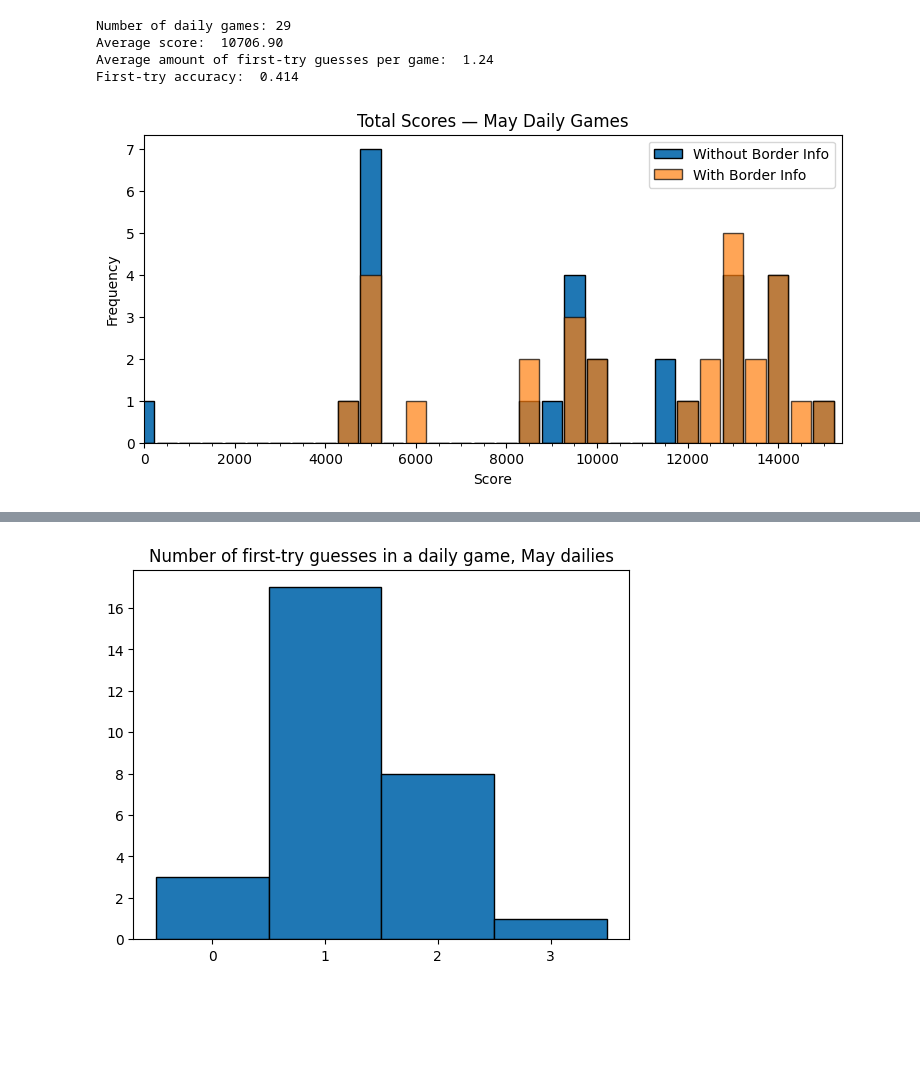
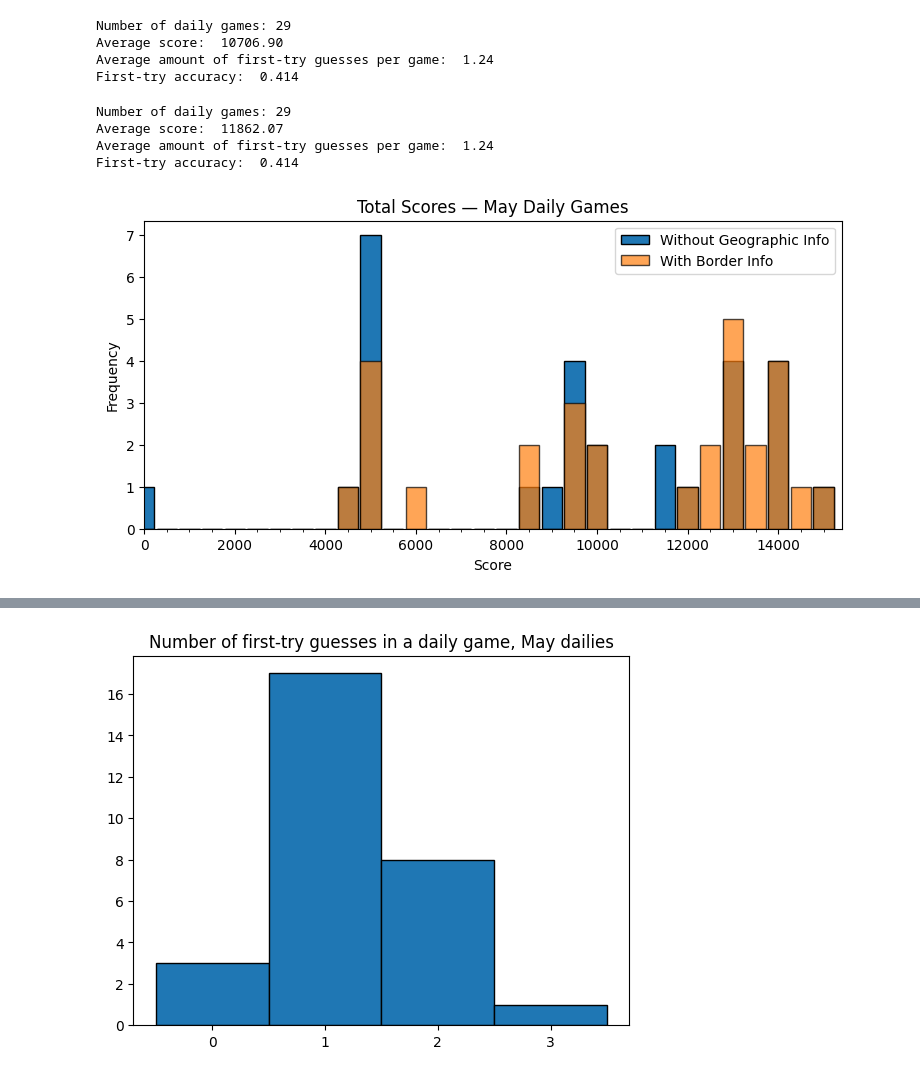
Before and after one commit to rhemmati101/foodguessr-guessr, a Jupyter notebook: guessr.ipynb, the cells around one changed output, grey strips where cells are left out. Saved outputs shown, nothing was run; the diff lists cells and outputs as text; code cells hidden in the pictures; blank space fills up the shorter version.

Commit message:
distance info added to guessing!

```diff
--- a/guessr.ipynb
+++ b/guessr.ipynb
@@ -1259,8 +1259,9 @@ def train_predictor_model(model_df):
 
     return rf_model, mlb
 
-# returns predictions (and confidences) as if the model was playing the game, knowing information about borders
-def filter_predictions_by_borders(predictions, probs, correct_countries):
+# returns predictions (and confidences) as if the model was playing the game with geographic hints
+# uses info about borders by default, use_distance allows info about foodguessr temperature/distance bin
+def filter_predictions_by_geography(predictions, probs, correct_countries, use_distance=False):
     guesses, confidences = [], []
     bordering = {b for c in correct_countries for b in bordering_countries(c)}
 
@@ -1289,12 +1290,29 @@ def filter_predictions_by_borders(predictions, probs, correct_countries):
             predictions = np.array([[p for p, keep in zip(predictions[0], mask) if keep]])
             probs = np.array([[pr for pr, keep in zip(probs[0], mask) if keep]])
 
+            if use_distance: # can filter out countries that are very off for the distance bin of the guess
+                temp = get_guess_temperature(guesses[i], correct_countries)
+                threshold = temp_to_thresholds(temp)
+                lower, upper = threshold
+
+                mask = [
+                    lower <= d <= upper
+                    for p in predictions[0]
+                    for d in [get_country_distance(guesses[i], p)]
+                ]
+
+
+
+                predictions = np.array([[p for p, keep in zip(predictions[0], mask) if keep]])
+                probs = np.array([[pr for pr, keep in zip(probs[0], mask) if keep]])
+
+
 
     return guesses, confidences
 
 
 
-def predict_country_with_model(ingredient_string, rf_model, mlb, show_predictions=True, explainer=None, show_lime=False, use_borders=False, correct_countries=None, verbose=True):
+def predict_country_with_model(ingredient_string, rf_model, mlb, show_predictions=True, explainer=None, show_lime=False, use_borders=False, use_distance=False,correct_countries=None, verbose=True):
     processed_ings = preprocess_ingredients(ingredient_string, model_df)
     if verbose:
         print(f"Processed ingredients: {processed_ings}")
@@ -1304,7 +1322,7 @@ def predict_country_with_model(ingredient_string, rf_model, mlb, show_prediction
 
     probs = rf_model.predict_proba(X_new)
 
-    if not use_borders:
+    if not (use_borders or use_distance):
         # get class names and averaged probabilities of top predictions
         top_n = 5
         top_n_indices = np.argsort(probs, axis=1)[:, :-top_n-1:-1]
@@ -1321,9 +1339,9 @@ def predict_country_with_model(ingredient_string, rf_model, mlb, show_prediction
         all_predictions = rf_model.classes_[all_indices]
         all_probs = np.take_along_axis(probs, all_indices, axis=1)
 
-        top_predictions, top_probs = filter_predictions_by_borders(all_predictions, all_probs, correct_countries)
+        top_predictions, top_probs = filter_predictions_by_geography(all_predictions, all_probs, correct_countries, use_distance=use_distance)
     else:
-        raise ValueError("If use_borders is True, correct_countries must be provided")
+        raise ValueError("If use_borders or use_distance is True, correct_countries must be provided")
 
 
     if show_predictions:
@@ -1377,7 +1395,7 @@ def round_score(countries_list, predictions):
 
     return 0
 
-def play_daily_game(food_dict, rf_model, mlb, show_predictions=False,  explainer=None, show_lime=False, use_borders=False, verbose=True):
+def play_daily_game(food_dict, rf_model, mlb, show_predictions=False,  explainer=None, show_lime=False, use_borders=False, use_distance=False, verbose=True):
     # food dict will be list of food names keyed to (ingredients keyed to valid countries)
 
     total_score = 0
@@ -1389,10 +1407,10 @@ def play_daily_game(food_dict, rf_model, mlb, show_predictions=False,  explainer
                 print(f"Dish {i + 1}: \033[1m{food}\033[0m")
                 print(f"Countries/territories of origin: {countries_list}")
                 print(f"Ingredients: {ingredients}")
-            if not use_borders:
+            if not (use_borders or use_distance):
                 predictions = predict_country_with_model(ingredients, rf_model, mlb, show_predictions=show_predictions, explainer=explainer, show_lime=show_lime, verbose=verbose)
             else:
-                predictions = predict_country_with_model(ingredients, rf_model, mlb, show_predictions=show_predictions, explainer=explainer, show_lime=show_lime, use_borders=use_borders, correct_countries=countries_list, verbose=verbose)
+                predictions = predict_country_with_model(ingredients, rf_model, mlb, show_predictions=show_predictions, explainer=explainer, show_lime=show_lime, use_borders=use_borders, use_distance=use_distance, correct_countries=countries_list, verbose=verbose)
             score = round_score(countries_list, predictions)
             total_score += score
             if score == 5000:
@@ -1430,6 +1448,6 @@ def get_daily_for_date(date):
 
     return foods_dict
 
-def play_daily_game_from_date(date, rf_model, mlb, show_predictions=False,  explainer=None, show_lime=False, use_borders=False, verbose=True):
+def play_daily_game_from_date(date, rf_model, mlb, show_predictions=False,  explainer=None, show_lime=False, use_borders=False, use_distance=False, verbose=True):
     foods_dict = get_daily_for_date(date)
-    return play_daily_game(food_dict=foods_dict, rf_model=rf_model, mlb=mlb, show_predictions=show_predictions, explainer=explainer, show_lime=show_lime, use_borders=use_borders, verbose=verbose)
+    return play_daily_game(food_dict=foods_dict, rf_model=rf_model, mlb=mlb, show_predictions=show_predictions, explainer=explainer, show_lime=show_lime, use_borders=use_borders, use_distance=use_distance, verbose=verbose)
@@ -1495,32 +1507,59 @@ Number of daily games: 29
 Average score:  10706.90
 Average amount of first-try guesses per game:  1.24
 First-try accuracy:  0.414
+# %%
+warnings.filterwarnings("ignore", message=".*unknown class.*")
+
+geo_scores = []
+geo_first_tries = []
+for i in range(1, 31):
+    date = "5/" + str(i) + "/2026"
+    try:
+        score, first = play_daily_game_from_date(date=date, rf_model=rf, mlb=mlb, use_distance=True, verbose=False)
+        geo_scores.append(score)
+        geo_first_tries.append(first)
+    #data for date doesn't exist yet
+    except ValueError:
+        continue
+
+
+warnings.filterwarnings("default", message=".*unknown class.*")
+
+print(f"Number of daily games: {len(geo_scores)}")
+print(f"Average score: {np.average(geo_scores) : .2f}")
+print(f"Average amount of first-try guesses per game: {np.average(geo_first_tries) : .2f}")
+print(f"First-try accuracy: \033[1m{np.average(geo_first_tries) / 3.0 : .3f}\033[0m")
+# %% [output]
+Number of daily games: 29
+Average score:  11862.07
+Average amount of first-try guesses per game:  1.24
+First-try accuracy:  0.414
 # %%
 from matplotlib.ticker import MaxNLocator
 from matplotlib.ticker import MultipleLocator
 
 bins = np.arange(-250, 15750, 500)
 
 plt.figure(figsize=(9, 4))
 
 plt.hist(scores, bins=bins, edgecolor='black', rwidth=0.9)
 plt.hist(border_scores, bins=bins, edgecolor='black', rwidth=0.9, alpha=0.7)
 
 ax = plt.gca()
 
 plt.xticks(np.arange(0, 16000, 2000))
 ax.xaxis.set_minor_locator(MultipleLocator(500))
 
 ax.yaxis.set_major_locator(MaxNLocator(integer=True))
 
 ax.set_xlim(0, 15400)
 
 plt.xlabel('Score')
 plt.ylabel('Frequency')
 plt.title('Total Scores — May Daily Games')
 
-plt.legend(['Without Border Info', 'With Border Info'])
+plt.legend(['Without Geographic Info', 'With Border Info'])
 
 plt.show()
 # %% [output]
-[figure, old version]
+[figure, new version]
```
Also changed, not shown: parts of 9 cells of this notebook, 1 other file.
